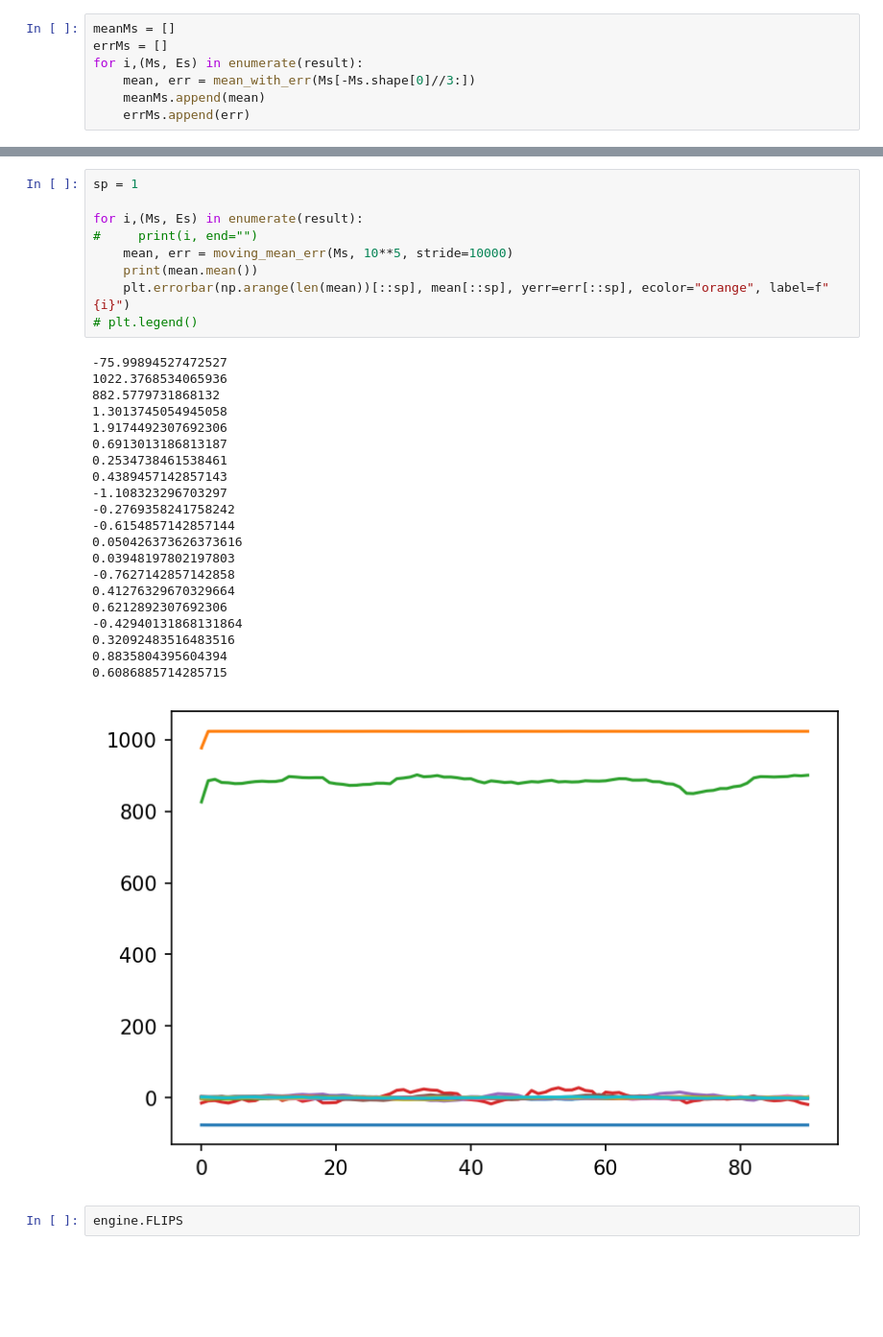
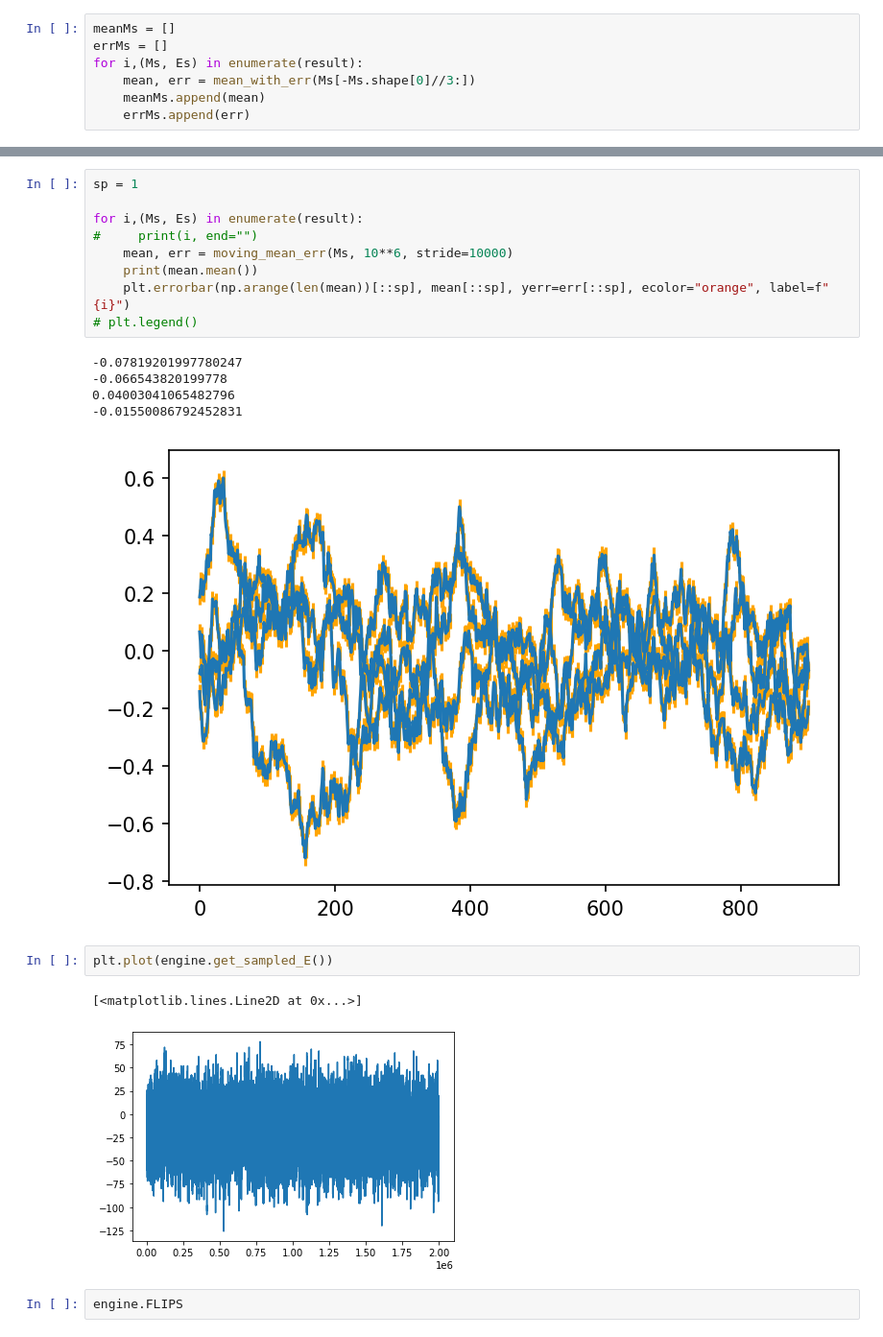
Before and after one commit to ashmat98/ising-model, a Jupyter notebook: python/test.ipynb, the cells around one changed output, grey strips where cells are left out. Shown: that part at 96% size. Cells and saved outputs as stored; diff of their text form; blank space fills up the shorter version.

```diff
--- a/python/test.ipynb
+++ b/python/test.ipynb
@@ -81,32 +88,21 @@ sp = 1
 
 for i,(Ms, Es) in enumerate(result):
 #     print(i, end="")
-    mean, err = moving_mean_err(Ms, 10**5, stride=10000)
+    mean, err = moving_mean_err(Ms, 10**6, stride=10000)
     print(mean.mean())
     plt.errorbar(np.arange(len(mean))[::sp], mean[::sp], yerr=err[::sp], ecolor="orange", label=f"{i}")
 # plt.legend()
 # %% [output]
--75.99894527472527
-1022.3768534065936
-882.5779731868132
-1.3013745054945058
-1.9174492307692306
-0.6913013186813187
-0.2534738461538461
-0.4389457142857143
--1.108323296703297
--0.2769358241758242
--0.6154857142857144
-0.050426373626373616
-0.03948197802197803
--0.7627142857142858
-0.41276329670329664
-0.6212892307692306
--0.42940131868131864
-0.32092483516483516
-0.8835804395604394
-0.6086885714285715
+-0.07819201997780247
+-0.066543820199778
+0.04003041065482796
+-0.01550086792452831
-[figure, old version]
+[figure, new version]
+# %%
+plt.plot(engine.get_sampled_E())
+# %% [output]
+[<matplotlib.lines.Line2D at 0x...>]
+[figure, added]
 # %%
 engine.FLIPS
 # %% [output]
```
Also changed, not shown: parts of 17 cells of this notebook, 5 other files.
